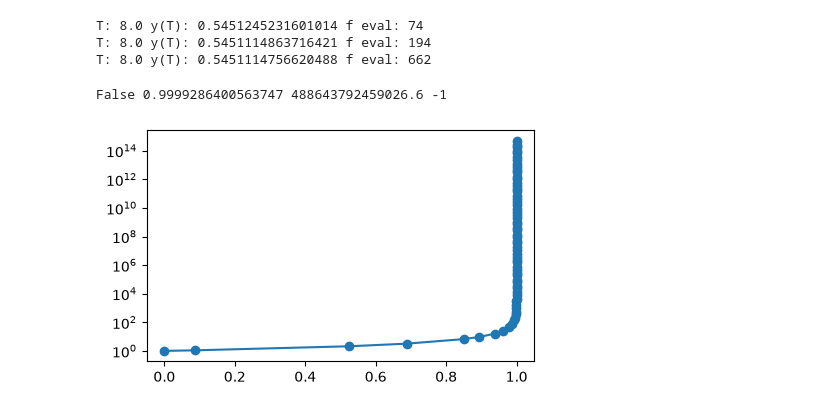
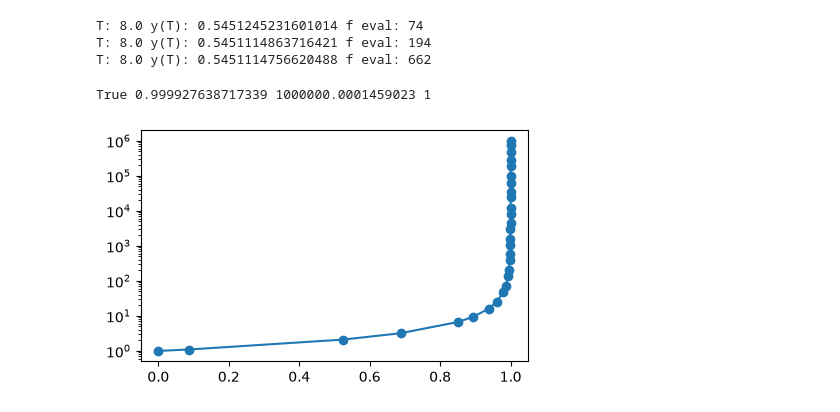
Before and after one commit to neontetra03/MATH300_Main_Class_Repository, a Jupyter notebook: Oct26_solve_ivp_scipy/class_note_Oct25_solve_ivp_scipy.ipynb, the cells around one changed output. Saved outputs shown, nothing was run; the diff lists cells and outputs as text; code cells hidden in the pictures.

```diff
--- a/Oct26_solve_ivp_scipy/class_note_Oct25_solve_ivp_scipy.ipynb
+++ b/Oct26_solve_ivp_scipy/class_note_Oct25_solve_ivp_scipy.ipynb
@@ -53,16 +53,17 @@ T: 8.0 y(T): 0.5451114756620488 f eval: 662
 # %%
 def f(t,y):
     return y**2
 def y_exact(t):
     return 1./(1-t)
 def ev(t,y):
-    return np.abs(y[0]) - 1e6
+    return y[0] - 1e6
+ev.terminal = True
 sol =solve_ivp(f, (0,2), [1], events= ev)
 print(sol.success, sol.t[-1], sol.y[0,-1], sol.status)
 
 fig,ax = plt.subplots(figsize=(5,3))
 ax.semilogy(sol.t, sol.y[0], "o-")
 plt.show()
 # %% [output]
-False 0.9999286400563747 488643792459026.6 -1
+True 0.999927638717339 1000000.0001459023 1
-[figure, old version]
+[figure, new version]
```
